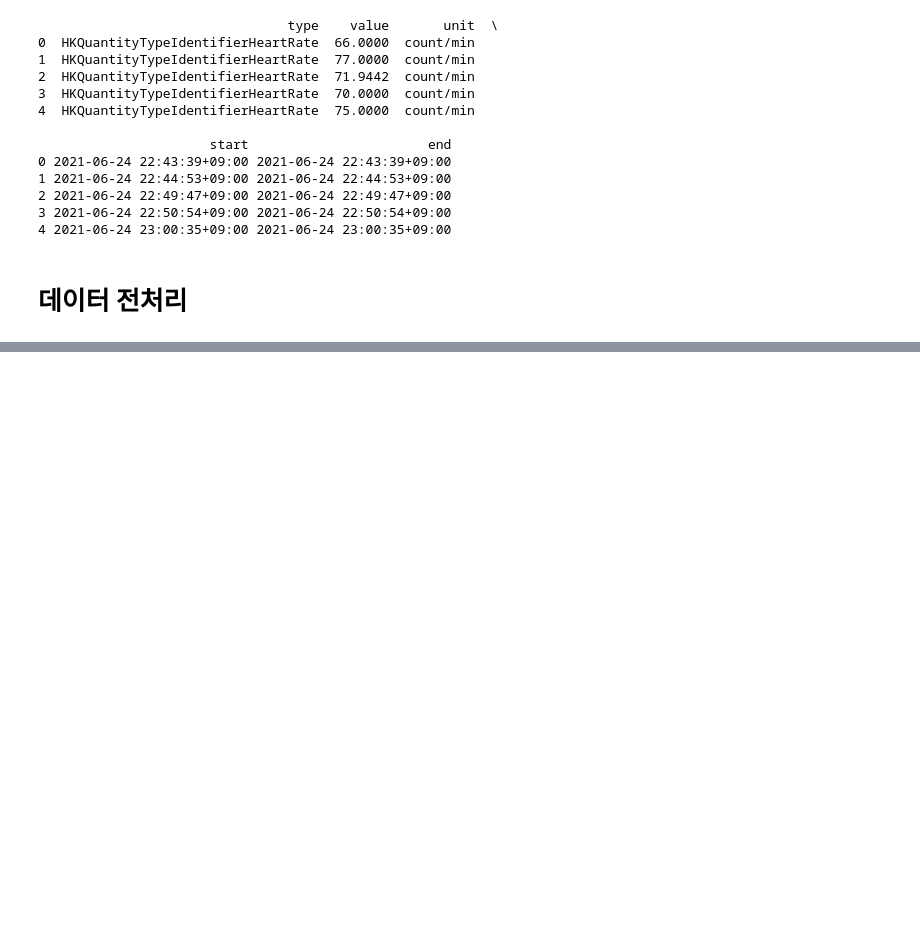
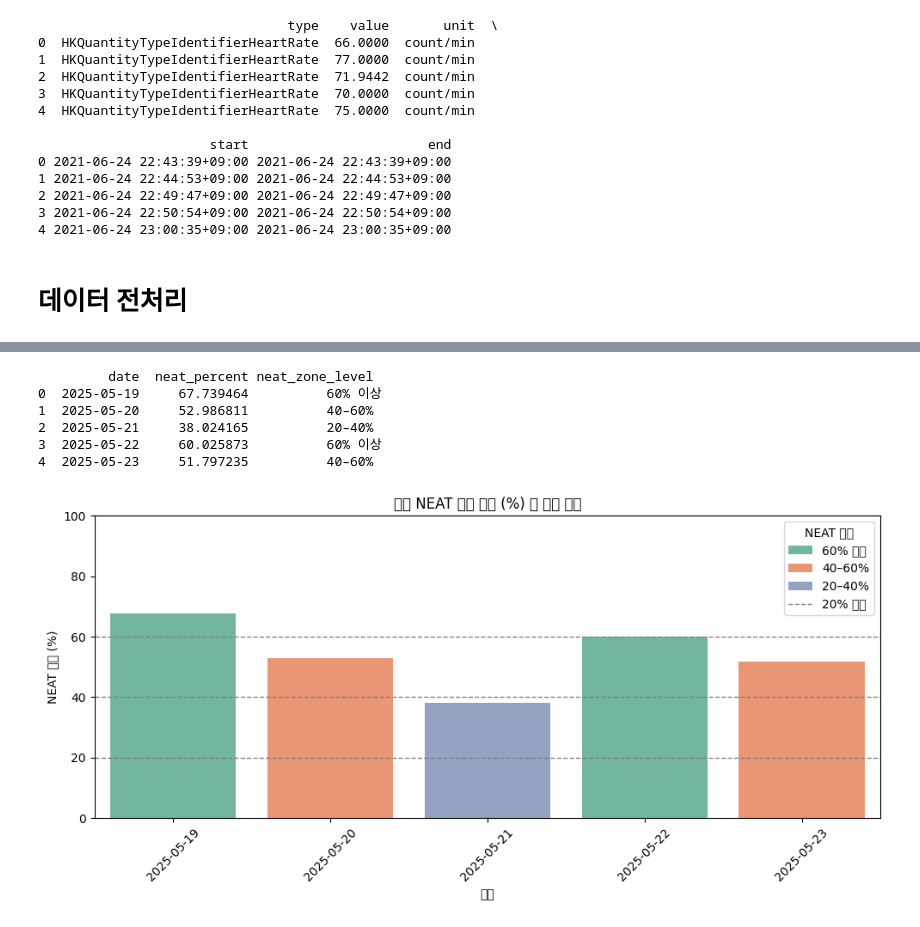
Before and after one commit to Mattlee10/Matt_Labs, a Jupyter notebook: 25_05.ipynb, the cells around one changed output, grey strips where cells are left out. Drawn from its saved outputs; the diff is of its cells as text; code cells hidden in the pictures; blank space fills up the shorter version.

```diff
--- a/25_05.ipynb
+++ b/25_05.ipynb
@@ -476,0 +98,53 @@ plot_zone2_heart_rate(df_zone2, age=31)
+# %%
+daily_summary = filtered_df.groupby('date')['in_neat_zone'].mean().reset_index()
+daily_summary.rename(columns={'in_neat_zone': 'neat_ratio'}, inplace=True)
+daily_summary['neat_percent'] = daily_summary['neat_ratio'] * 100
+# %%
+def categorize_neat(percent):
+    if percent < 20:
+        return "0–20%"
+    elif percent < 40:
+        return "20–40%"
+    elif percent < 60:
+        return "40–60%"
+    else:
+        return "60% 이상"
+
+daily_summary['neat_zone_level'] = daily_summary['neat_percent'].apply(categorize_neat)
+# %%
+print(daily_summary[['date', 'neat_percent', 'neat_zone_level']])
+# %% [output]
+         date  neat_percent neat_zone_level
+0  2025-05-19     67.739464          60% 이상
+1  2025-05-20     52.986811          40–60%
+2  2025-05-21     38.024165          20–40%
+3  2025-05-22     60.025873          60% 이상
+4  2025-05-23     51.797235          40–60%
+# %%
+import seaborn as sns
+import matplotlib.pyplot as plt
+
+plt.figure(figsize=(10, 5))
+sns.barplot(
+    x='date',
+    y='neat_percent',
+    hue='neat_zone_level',
+    data=daily_summary,
+    palette='Set2'
+)
+
+# 기준선 (선택)
+plt.axhline(20, color='gray', linestyle='--', linewidth=1, label='20% 기준')
+plt.axhline(40, color='gray', linestyle='--', linewidth=1)
+plt.axhline(60, color='gray', linestyle='--', linewidth=1)
+
+plt.title('일별 NEAT 체류 비율 (%) 및 구간 분류')
+plt.ylabel('NEAT 비율 (%)')
+plt.xlabel('날짜')
+plt.ylim(0, 100)
+plt.xticks(rotation=45)
+plt.legend(title='NEAT 구간')
+plt.tight_layout()
+plt.show()
+# %% [output]
+[figure, added]
```
Also changed, not shown: parts of 33 cells of this notebook.
